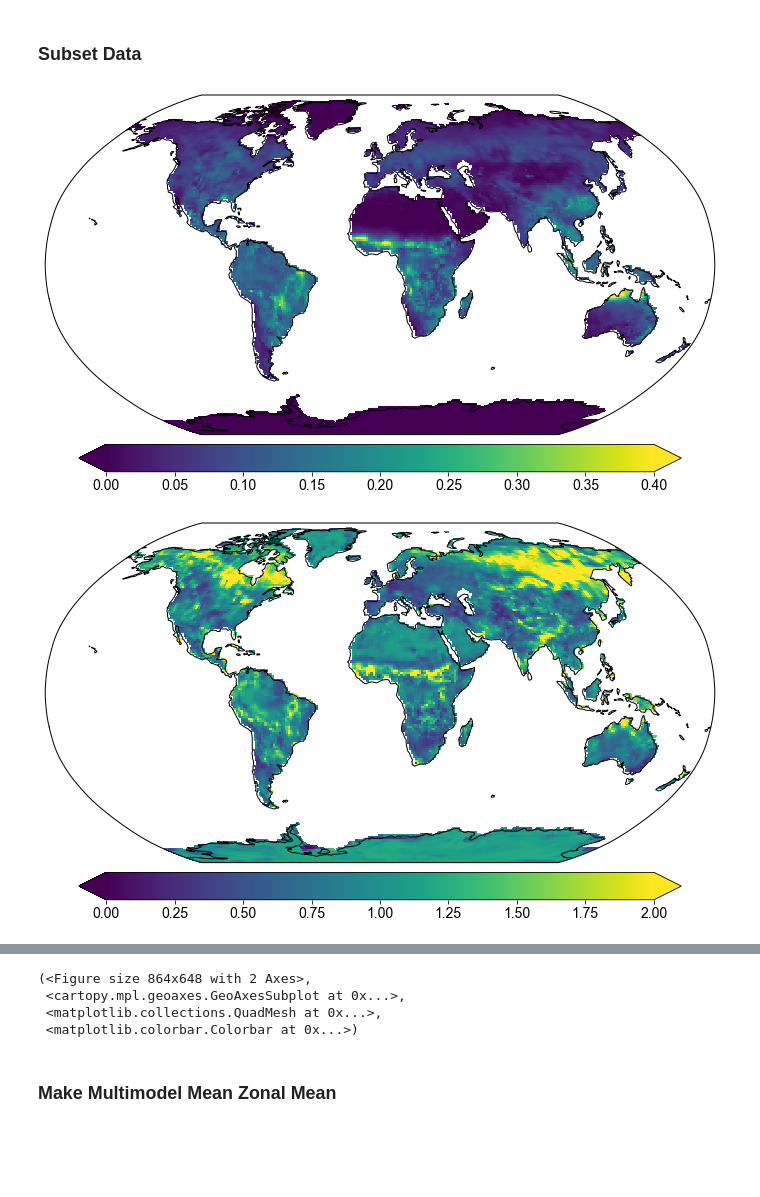
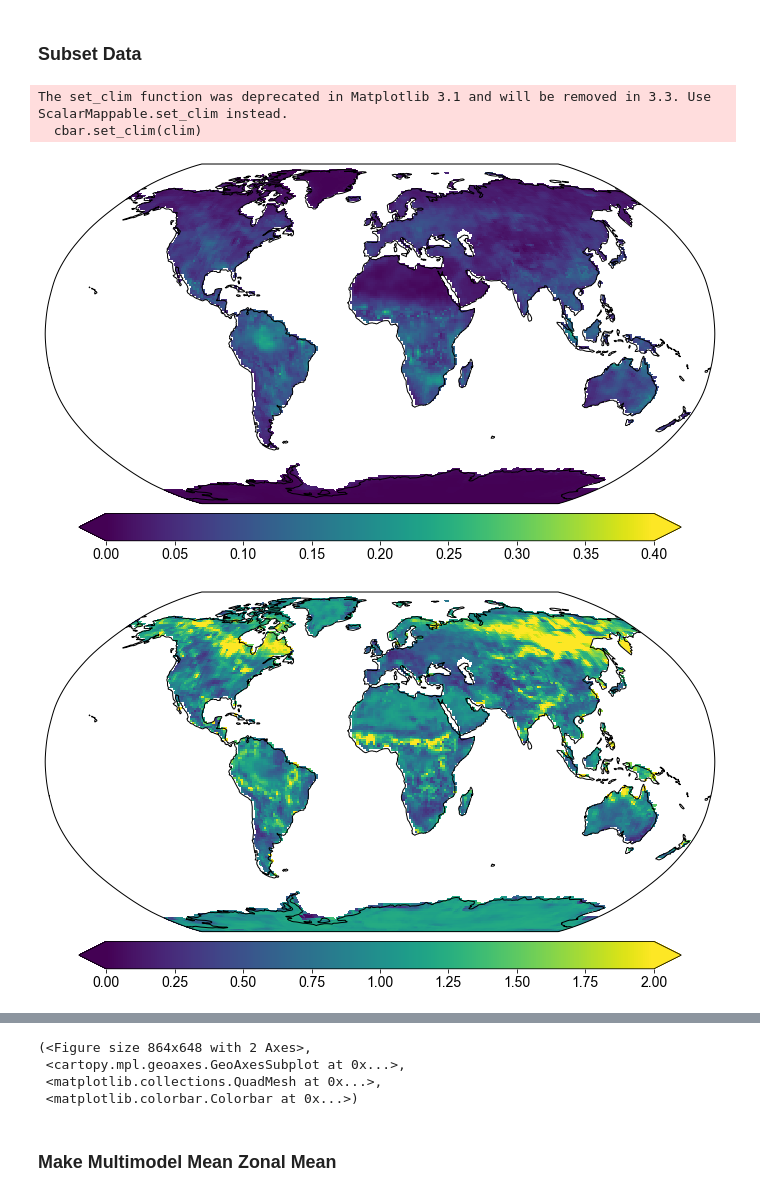
Before and after one commit to czarakas/plant_physiology_and_TCR, a Jupyter notebook: replicate_figures/Figure_6c.ipynb, the cells around one changed output, grey strips where cells are left out. Cells and saved outputs as stored; diff of their text form; code cells hidden in the pictures; blank space fills up the shorter version.

```diff
--- a/replicate_figures/Figure_6c.ipynb
+++ b/replicate_figures/Figure_6c.ipynb
@@ -276,26 +277,28 @@ error_ET = full_ET_change - full_tran_change - full_evap_change
 # %%
 land_frac = all_models_subset_lai_delta['da_land']/100
 
 mapdata_ET = full_ET_change.mean(dim='time').std(dim='modelname')
-mapdata_ET=mapdata_ET.where(land_frac>0.8)
-quick_map.quick_map(mapdata, mapdata['lat'], mapdata['lon'],clim=[0,0.4])
+mapdata_ET = mapdata_ET.where(land_frac>0.8)
+quick_map.quick_map(mapdata_ET, mapdata_ET['lat'], mapdata_ET['lon'],clim=[0,0.4])
 
 mapdata = full_evap_change.mean(dim='time').std(dim='modelname')/mapdata_ET
 mapdata=mapdata.where(land_frac>0.8)
 quick_map.quick_map(mapdata, mapdata['lat'], mapdata['lon'],clim=[0,2])
 
 mapdata = full_tran_change.mean(dim='time').std(dim='modelname')/mapdata_ET
 land_frac = all_models_subset_lai_delta['da_land']/100
 mapdata=mapdata.where(land_frac>0.8)
 quick_map.quick_map(mapdata, mapdata['lat'], mapdata['lon'],clim=[0,2])
 # %% [output]
+The set_clim function was deprecated in Matplotlib 3.1 and will be removed in 3.3. Use ScalarMappable.set_clim instead.
+  cbar.set_clim(clim)
-[figure, old version]
+[figure, new version]
 [figure]
 [figure]
-(<Figure size 864x648 with 2 Axes>,
- <cartopy.mpl.geoaxes.GeoAxesSubplot at 0x...>,
- <matplotlib.collections.QuadMesh at 0x...>,
- <matplotlib.colorbar.Colorbar at 0x...>)
+(<Figure size 864x648 with 2 Axes>,
+ <cartopy.mpl.geoaxes.GeoAxesSubplot at 0x...>,
+ <matplotlib.collections.QuadMesh at 0x...>,
+ <matplotlib.colorbar.Colorbar at 0x...>)
 # %% [markdown]
 ### Make Multimodel Mean Zonal Mean
 # %%
```
Also changed, not shown: parts of 3 cells of this notebook, 11 other files.
